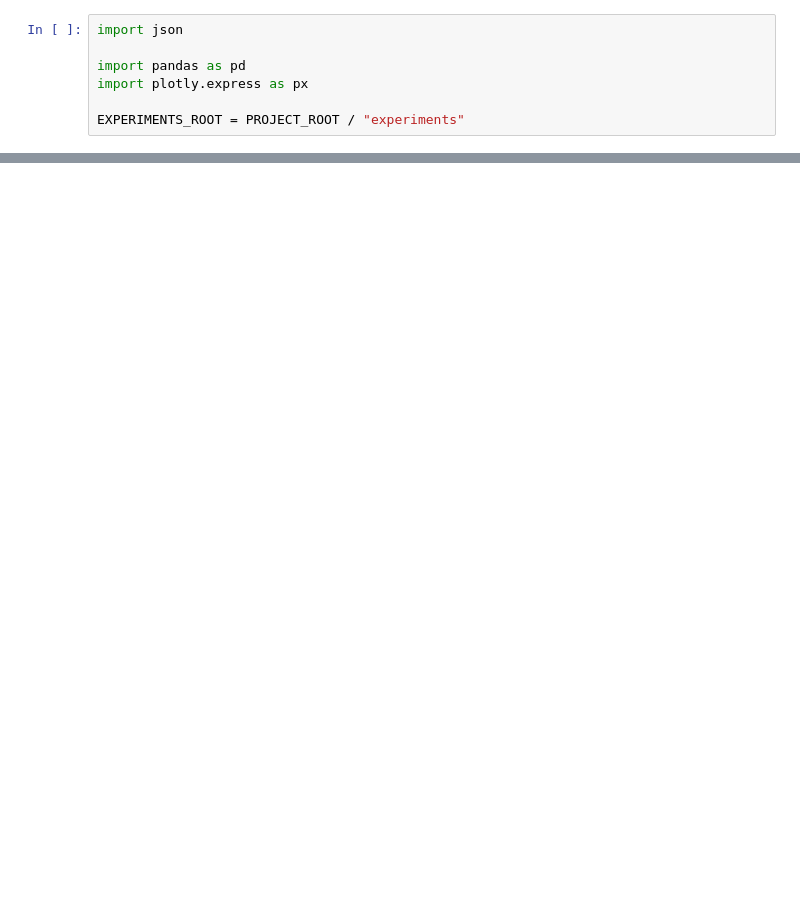
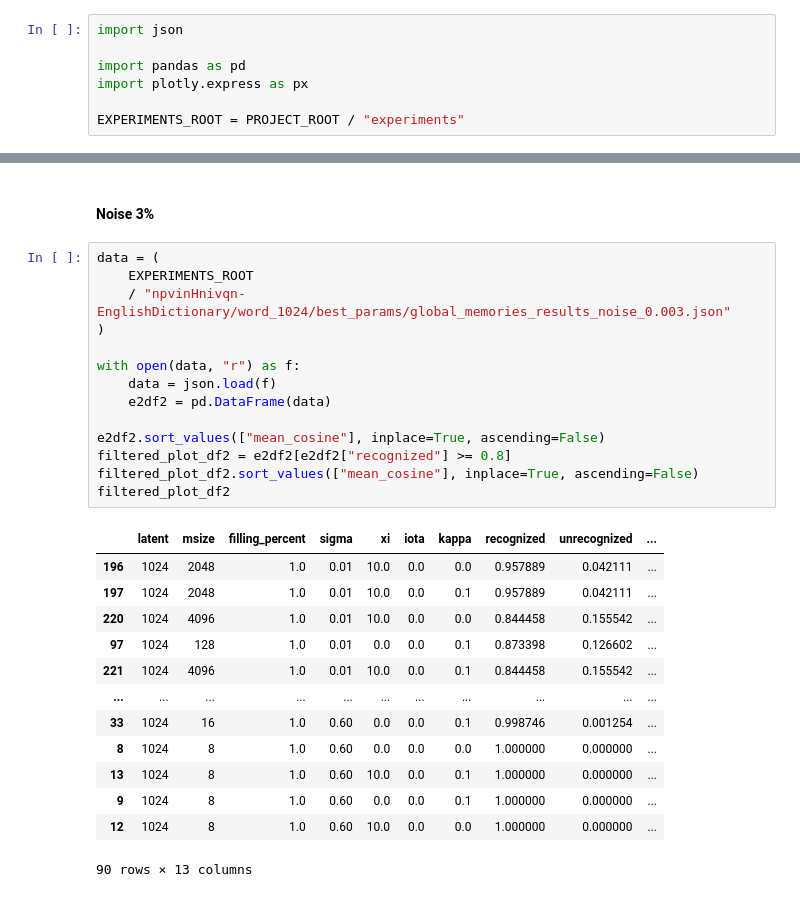
Before and after one commit to roicort/rEAMember, a Jupyter notebook: notebooks/plots.ipynb, the cells around one changed output, grey strips where cells are left out. Cells and saved outputs as stored; diff of their text form; blank space fills up the shorter version.

```diff
--- a/notebooks/plots.ipynb
+++ b/notebooks/plots.ipynb
@@ -864,0 +226,30 @@ fig.write_image("best_configs.svg", format="svg", scale=2)
+# %% [markdown]
+#### Noise 3%
+# %%
+data = (
+    EXPERIMENTS_ROOT
+    / "npvinHnivqn-EnglishDictionary/word_1024/best_params/global_memories_results_noise_0.003.json"
+)
+
+with open(data, "r") as f:
+    data = json.load(f)
+    e2df2 = pd.DataFrame(data)
+
+e2df2.sort_values(["mean_cosine"], inplace=True, ascending=False)
+filtered_plot_df2 = e2df2[e2df2["recognized"] >= 0.8]
+filtered_plot_df2.sort_values(["mean_cosine"], inplace=True, ascending=False)
+filtered_plot_df2
+# %% [output]
+|  | latent | msize | filling_percent | sigma | xi | iota | kappa | recognized | unrecognized | ... |
+| 196 | 1024 | 2048 | 1.0 | 0.01 | 10.0 | 0.0 | 0.0 | 0.957889 | 0.042111 | ... |
+| 197 | 1024 | 2048 | 1.0 | 0.01 | 10.0 | 0.0 | 0.1 | 0.957889 | 0.042111 | ... |
+| 220 | 1024 | 4096 | 1.0 | 0.01 | 10.0 | 0.0 | 0.0 | 0.844458 | 0.155542 | ... |
+| 97 | 1024 | 128 | 1.0 | 0.01 | 0.0 | 0.0 | 0.1 | 0.873398 | 0.126602 | ... |
+| 221 | 1024 | 4096 | 1.0 | 0.01 | 10.0 | 0.0 | 0.1 | 0.844458 | 0.155542 | ... |
+| ... | ... | ... | ... | ... | ... | ... | ... | ... | ... | ... |
+| 33 | 1024 | 16 | 1.0 | 0.60 | 0.0 | 0.0 | 0.1 | 0.998746 | 0.001254 | ... |
+| 8 | 1024 | 8 | 1.0 | 0.60 | 0.0 | 0.0 | 0.0 | 1.000000 | 0.000000 | ... |
+| 13 | 1024 | 8 | 1.0 | 0.60 | 10.0 | 0.0 | 0.1 | 1.000000 | 0.000000 | ... |
+| 9 | 1024 | 8 | 1.0 | 0.60 | 0.0 | 0.0 | 0.1 | 1.000000 | 0.000000 | ... |
+| 12 | 1024 | 8 | 1.0 | 0.60 | 10.0 | 0.0 | 0.0 | 1.000000 | 0.000000 | ... |
+90 rows × 13 columns
```
Also changed, not shown: parts of 41 cells of this notebook, 3 other files.
